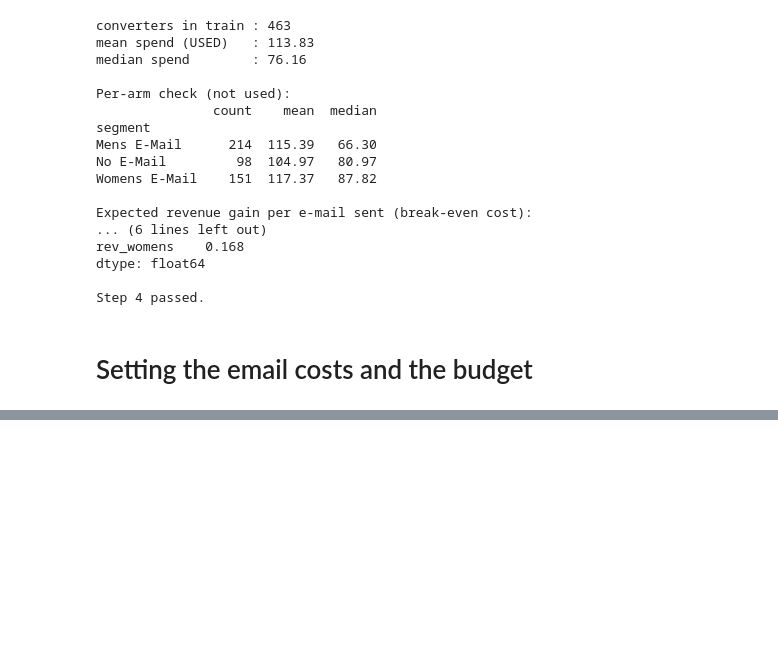
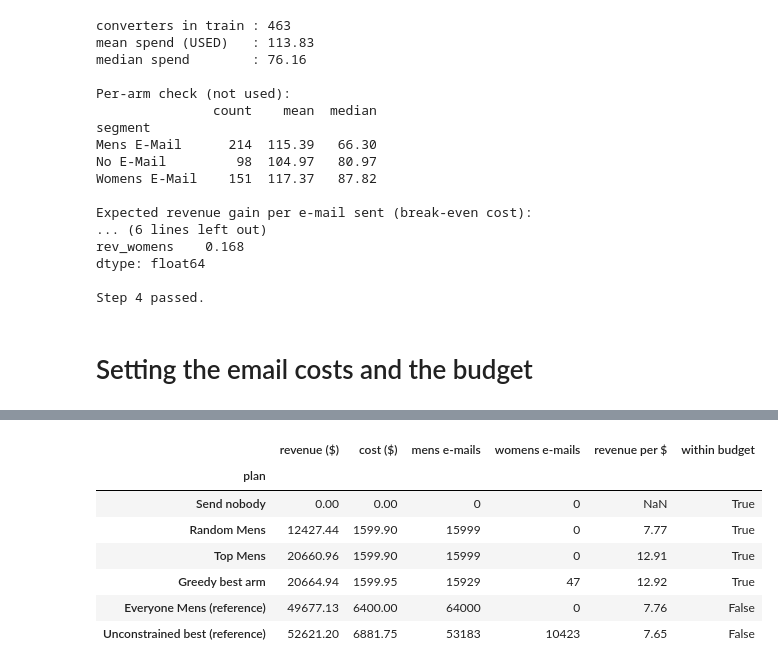
Before and after one commit to Sharathh-K/project, a Jupyter notebook: Notebooks/Budget_optimization.ipynb, the cells around one changed output, grey strips where cells are left out. Drawn from its saved outputs; the diff is of its cells as text; code cells hidden in the pictures; blank space fills up the shorter version.

```diff
--- a/Notebooks/Budget_optimization.ipynb
+++ b/Notebooks/Budget_optimization.ipynb
@@ -212,0 +215,80 @@ Step 5 passed.
+# %%
+B = PARAMS["BUDGET"]
+c_m, c_w = COST["Mens E-Mail"], COST["Womens E-Mail"]
+rev_m = df["rev_mens"].to_numpy()
+rev_w = df["rev_womens"].to_numpy()
+n = len(df)
+
+# 1-2. one format for every plan + one scoring function
+def evaluate(assign, name, feasible=True):
+    assign = np.asarray(assign)
+    m, w = assign == "mens", assign == "womens"
+    cost = m.sum() * c_m + w.sum() * c_w
+    rev = rev_m[m].sum() + rev_w[w].sum()
+    if feasible:
+        assert cost <= B + 1e-6, f"{name}: cost {cost:.2f} exceeds budget {B:.2f}"
+    return {"plan": name, "revenue ($)": rev, "cost ($)": cost,
+            "mens e-mails": int(m.sum()), "womens e-mails": int(w.sum()),
+            "revenue per $": rev / cost if cost > 0 else np.nan,
+            "within budget": cost <= B + 1e-6}
+
+plans = {}
+
+# 3a. send nobody
+plans["Send nobody"] = np.full(n, "none", dtype=object)
+
+# 3b. random Mens until the budget runs out
+rng = np.random.default_rng(42)
+k = int(B // c_m)
+a = np.full(n, "none", dtype=object)
+a[rng.choice(n, size=k, replace=False)] = "mens"
+plans["Random Mens"] = a
+
+# 3c. top Mens by predicted revenue
+a = np.full(n, "none", dtype=object)
+a[np.argsort(-rev_m)[:k]] = "mens"
+plans["Top Mens"] = a
+
+# 3d. greedy best arm by revenue per dollar
+ratio_m, ratio_w = rev_m / c_m, rev_w / c_w
+use_m = ratio_m >= ratio_w
+ratio = np.where(use_m, ratio_m, ratio_w)
+cost_i = np.where(use_m, c_m, c_w)
+
+order = np.argsort(-ratio)
+order = order[ratio[order] > 0]
+keep = order[np.cumsum(cost_i[order]) <= B]
+
+a = np.full(n, "none", dtype=object)
+a[keep] = np.where(use_m[keep], "mens", "womens")
+plans["Greedy best arm"] = a
+
+# 4. reference lines (not feasible under B)
+plans["Everyone Mens (reference)"] = np.full(n, "mens", dtype=object)
+
+net_m, net_w = rev_m - c_m, rev_w - c_w
+best_mens = net_m >= net_w
+best_net = np.maximum(net_m, net_w)
+a = np.full(n, "none", dtype=object)
+send = best_net > 0
+a[send] = np.where(best_mens[send], "mens", "womens")
+plans["Unconstrained best (reference)"] = a
+
+# 5. results table
+refs = ("Everyone Mens (reference)", "Unconstrained best (reference)")
+results = pd.DataFrame([
+    evaluate(v, k_, feasible=k_ not in refs) for k_, v in plans.items()
+]).set_index("plan")
+
+display(results.round(2))
+print(f"Budget B = ${B:,.2f}")
+print("Step 6 passed.")
+# %% [output]
+|  | revenue ($) | cost ($) | mens e-mails | womens e-mails | revenue per $ | within budget |
+| plan |  |  |  |  |  |  |
+| Send nobody | 0.00 | 0.00 | 0 | 0 | NaN | True |
+| Random Mens | 12427.44 | 1599.90 | 15999 | 0 | 7.77 | True |
+| Top Mens | 20660.96 | 1599.90 | 15999 | 0 | 12.91 | True |
+| Greedy best arm | 20664.94 | 1599.95 | 15929 | 47 | 12.92 | True |
+| Everyone Mens (reference) | 49677.13 | 6400.00 | 64000 | 0 | 7.76 | False |
+| Unconstrained best (reference) | 52621.20 | 6881.75 | 53183 | 10423 | 7.65 | False |
```
Also changed, not shown: parts of 9 cells of this notebook, 2 other files.
